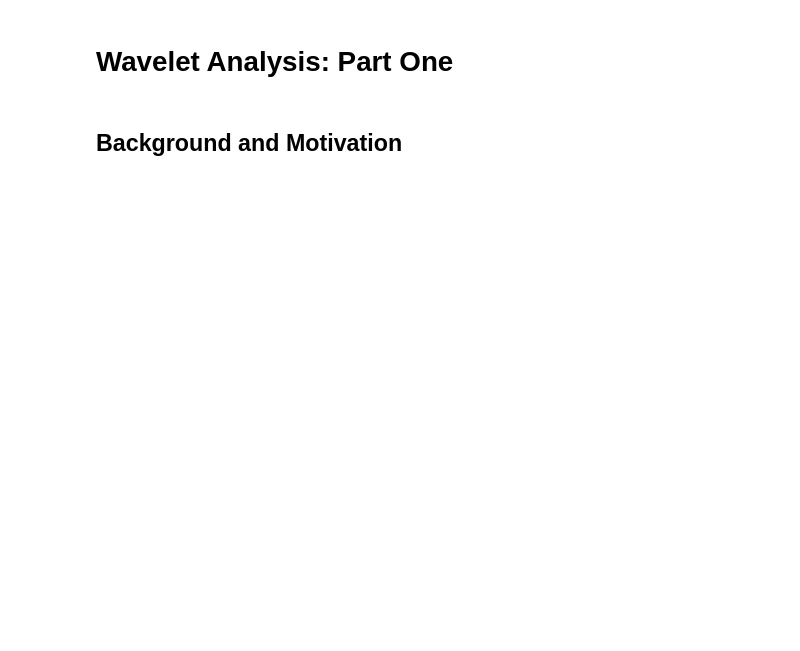
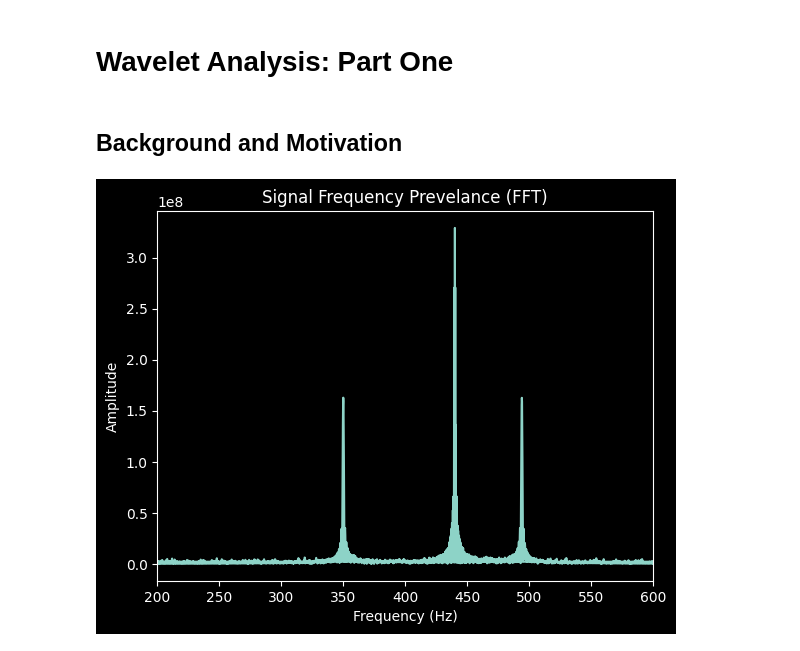
Before and after one commit to cyschneck/geocat-research, a Jupyter notebook: vast/wavelet_p1.ipynb, the cells around one changed output. Cells and saved outputs as stored; diff of their text form; code cells hidden in the pictures; blank space fills up the shorter version.

Commit message:
plot fft

```diff
--- a/vast/wavelet_p1.ipynb
+++ b/vast/wavelet_p1.ipynb
@@ -12,8 +12,21 @@ plt.style.use('dark_background')
 # %%
 # Fast Fourier Transform
 
 # Load .wav file data
 sample_rate, signal_data = wavfile.read('mystery_signal.wav')
-audio = signal_data[:sample_rate]
-N = len(audio)
-period = 1 / sample_rate
+
+# Collect Fast Fourier Transform Data
+fourier_transform = abs(fft(signal_data))
+freqs = fftfreq(len(fourier_transform), (1/sample_rate))
+
+# Plot Frequency Prevelance
+fig, ax = plt.subplots()
+plt.plot(freqs, fourier_transform)
+# Only plot positive Frequencies (hz) in range of notes (200-600)
+ax.set_xlim(left=200, right=600)
+plt.title("Signal Frequency Prevelance (FFT)")
+plt.xlabel('Frequency (Hz)')
+plt.ylabel('Amplitude')
+plt.show()
+# %% [output]
+[figure, added]
```
Also changed, not shown: parts of 2 cells of this notebook, 1 other file.
